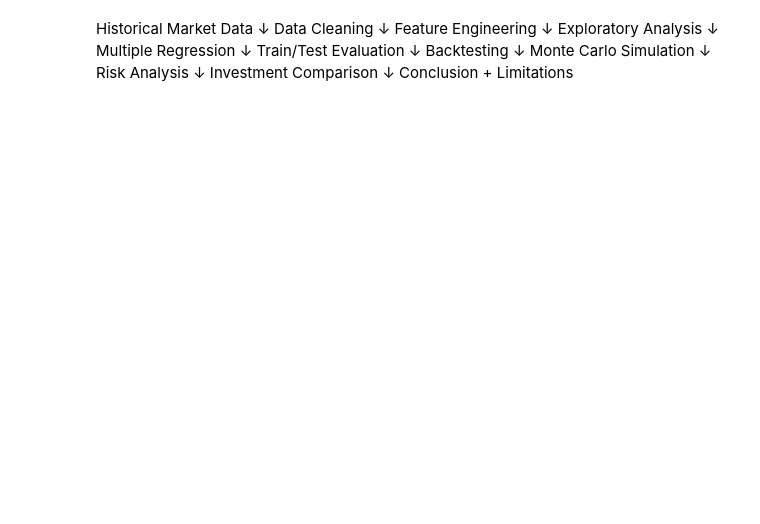
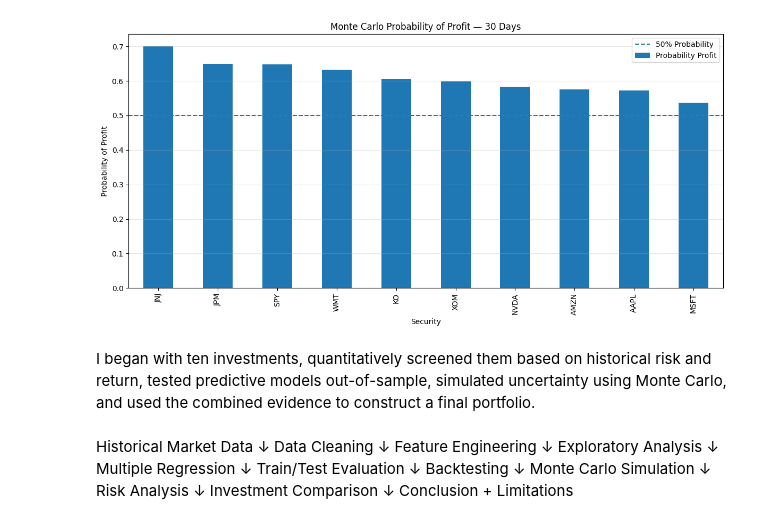
Before and after one commit to SemanticApp/quantitative-investment-analysis, a Jupyter notebook: Quantitative_Investment_Research_Project.ipynb, the cells around one changed output. Saved outputs shown, nothing was run; the diff lists cells and outputs as text; code cells hidden in the pictures; blank space fills up the shorter version.

Commit message:
Add 10-stock analysis and Monte Carlo simulation

```diff
--- a/Quantitative_Investment_Research_Project.ipynb
+++ b/Quantitative_Investment_Research_Project.ipynb
@@ -2,0 +748,16 @@
+# %%
+# ---------------------------------------------------------
+# CONVERT MONTE CARLO OUTCOMES TO RETURN MEASURES
+# ---------------------------------------------------------
+
+mc_summary["Downside %"] = (
+    mc_summary["5th Percentile"]
+    / mc_summary["Current Price"]
+    - 1
+)
+
+mc_summary["Upside %"] = (
+    mc_summary["95th Percentile"]
+    / mc_summary["Current Price"]
+    - 1
+)
@@ -2,0 +800,35 @@
+# %%
+plt.figure(figsize=(12, 6))
+
+mc_ranking[
+    "Probability Profit"
+].plot(
+    kind="bar"
+)
+
+plt.title(
+    "Monte Carlo Probability of Profit — 30 Days"
+)
+
+plt.xlabel("Security")
+
+plt.ylabel("Probability of Profit")
+
+plt.axhline(
+    0.50,
+    linestyle="--",
+    label="50% Probability"
+)
+
+plt.legend()
+
+plt.grid(
+    axis="y",
+    alpha=0.3
+)
+
+plt.tight_layout()
+
+plt.show()
+# %% [output]
+[figure, added]
@@ -3,3 +844,5 @@
+# %% [markdown]
+I began with ten investments, quantitatively screened them based on historical risk and return, tested predictive models out-of-sample, simulated uncertainty using Monte Carlo, and used the combined evidence to construct a final portfolio.
 # %% [markdown]
 Historical Market Data
         ↓
```
Also changed, not shown: parts of 53 cells of this notebook.
